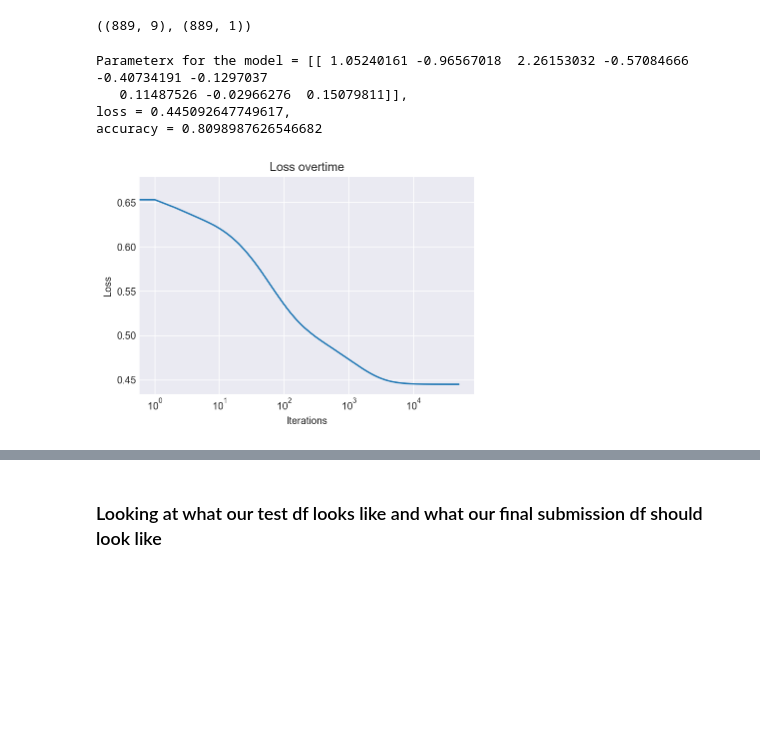
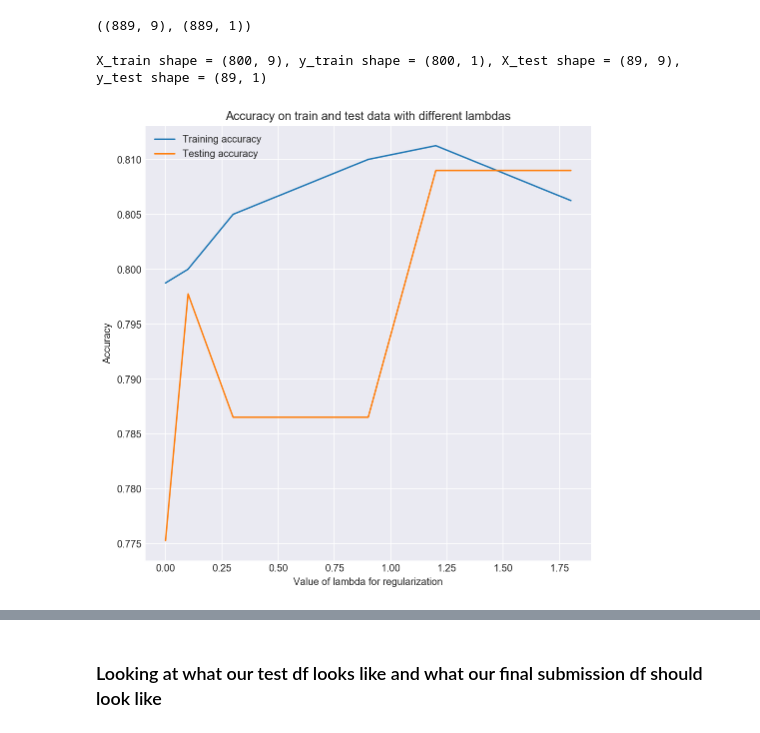
Before and after one commit to SamSamhuns/kaggle_competition_titanic, a Jupyter notebook: titanic_survival_logistic_regr.ipynb, the cells around one changed output, grey strips where cells are left out. Cells and saved outputs as stored; diff of their text form; code cells hidden in the pictures; blank space fills up the shorter version.

Commit message:
Add train-test data checks for lambda values to pick the best one

```diff
--- a/titanic_survival_logistic_regr.ipynb
+++ b/titanic_survival_logistic_regr.ipynb
@@ -324,13 +327,13 @@ sns.heatmap((train_numerical).corr(),
 train_numerical.drop(columns=["hasCabin", "Port"], inplace=True)
 test_numerical.drop(columns=["hasCabin", "Port"], inplace=True)
 
-# Create an X_train and y_train dataset for logistic regression
-# X_train is created by excluding the last Survived column and y_train is created by just using the last column
+# Create an X_training and y_training dataset for logistic regression
+# X_training is created by excluding the last Survived column and y_training is created by just using the last column
 try:
-    X_train, y_train = train_numerical.iloc[:,:-1].to_numpy(), train_numerical.iloc[:,-1].to_numpy()
+    X_training, y_training = train_numerical.iloc[:,:-1].to_numpy(), train_numerical.iloc[:,-1].to_numpy()
 except:
-    X_train, y_train = train_numerical.iloc[:,:-1].values, train_numerical.iloc[:,-1].values
-y_train = y_train.reshape([y_train.shape[0], 1])
+    X_training, y_training = train_numerical.iloc[:,:-1].values, train_numerical.iloc[:,-1].values
+y_training = y_training.reshape([y_training.shape[0], 1])
 
 # All NaN values have been removed from the train and test dataset
 print(train.isnull().sum(), test.isnull().sum(), sep='\n')
@@ -367,6 +370,8 @@ cimport cython
 import utility as util
 from __main__ import X_train
 from __main__ import y_train
+import matplotlib.pyplot as plt
+from sklearn.model_selection import train_test_split
 
 class Logistic_regr_linear:
     def __init__(self, X_train_data, epochs, alpha, lambda_reg):
@@ -378,24 +383,47 @@ class Logistic_regr_linear:
 
     @cython.boundscheck(False)  # Deactivate bounds checking
     @cython.wraparound(False)   # Deactivate negative indexing.
-    def train(self, X_train, y_train):
-        m = X_train.shape[0]
+    def fit(self, X, y):
+        '''Train our logt regr model'''
+        m = X.shape[0]
         cdef int iters = self.epochs # changed into cython int primitive for faster loops
         for epoch in range(iters):
             self.theta_vector -= ((self.alpha/m)*( \
-                (np.transpose(X_train)).dot(util.y_pred(X_train, self.theta_vector) - y_train) \
+                (np.transpose(X)).dot(util.y_pred(X, self.theta_vector) - y) \
                 + (self.lambda_reg*((np.transpose(self.theta_vector)).dot(self.theta_vector)))  ))
-            self.loss.append(util.logistic_loss(X_train, y_train, self.theta_vector) + \
+            self.loss.append(util.logistic_loss(X, y, self.theta_vector) + \
                                                    ((self.lambda_reg/(2*m))*((np.transpose(self.theta_vector[1:])).dot(self.theta_vector[1:]))))
+    def predict(self, X):
+        '''Make predictions on X values based on the theta vector'''
+        return util.y_pred(X, self.theta_vector)
 
-# X_train, X_test, y_train, y_test = train_test_split(X_train, y_train, test_size=0.30, random_state=42)
-l1 = Logistic_regr_linear(X_train, 50000, 0.019, 0.99)
-l1.train(X_train, y_train)
-util.plot_loss_curve(l1.loss, l1.epochs, log_mode=True)       # plot loss curve
-util.print_accuracy_best_git_parameters(X_train, y_train, l1) # print final loss and accuracy
+    def score(self, X, y):
+        '''Return the accuracy score of the model given the feature matrix X and target vector y'''
+        predicted = self.predict(X)
+        predicted = np.array([1 if x >= 0.5 else 0 for x in predicted]).reshape(-1,1)
+        sample_num = X.shape[0]
+        correct = (predicted == y).astype(int)
+        return correct.sum()/sample_num
-# %% [output]
-Parameterx for the model = [[ 1.05240161 -0.96567018  2.26153032 -0.57084666 -0.40734191 -0.1297037
-   0.11487526 -0.02966276  0.15079811]],
-loss = 0.445092647749617,
-accuracy = 0.8098987626546682
-[figure, removed]
+# %%
+# Lambda parameter accuracy test
+X_train, X_test, y_train, y_test = train_test_split(X_training, y_training, test_size=0.1, random_state=24, stratify=y_training )
+print(f"X_train shape = {X_train.shape}, y_train shape = {y_train.shape}, X_test shape = {X_test.shape}, y_test shape = {y_test.shape}")
+lambda_parm = [0, 0.10, 0.30, 0.90, 1.20, 1.50, 1.80]
+train_accuracy, test_accuracy = [0]*len(lambda_parm), [0]*len(lambda_parm)
+for i, lam in enumerate(lambda_parm):
+    model = Logistic_regr_linear(X_train, 25000, 0.029, lam)
+    model.fit(X_train, y_train)
+    train_accuracy[i] = model.score(X_train, y_train)
+    test_accuracy[i] = model.score(X_test, y_test)
+
+plt.figure(figsize=[8,8])
+plt.title("Accuracy on train and test data with different lambdas")
+plt.plot(lambda_parm, train_accuracy, label='Training accuracy')
+plt.plot(lambda_parm, test_accuracy, label='Testing accuracy')
+plt.legend()
+plt.xlabel("Value of lambda for regularization")
+plt.ylabel('Accuracy')
+plt.show()
+# %% [output]
+X_train shape = (800, 9), y_train shape = (800, 1), X_test shape = (89, 9), y_test shape = (89, 1)
+[figure, added]
```
Also changed, not shown: parts of 5 cells of this notebook.
